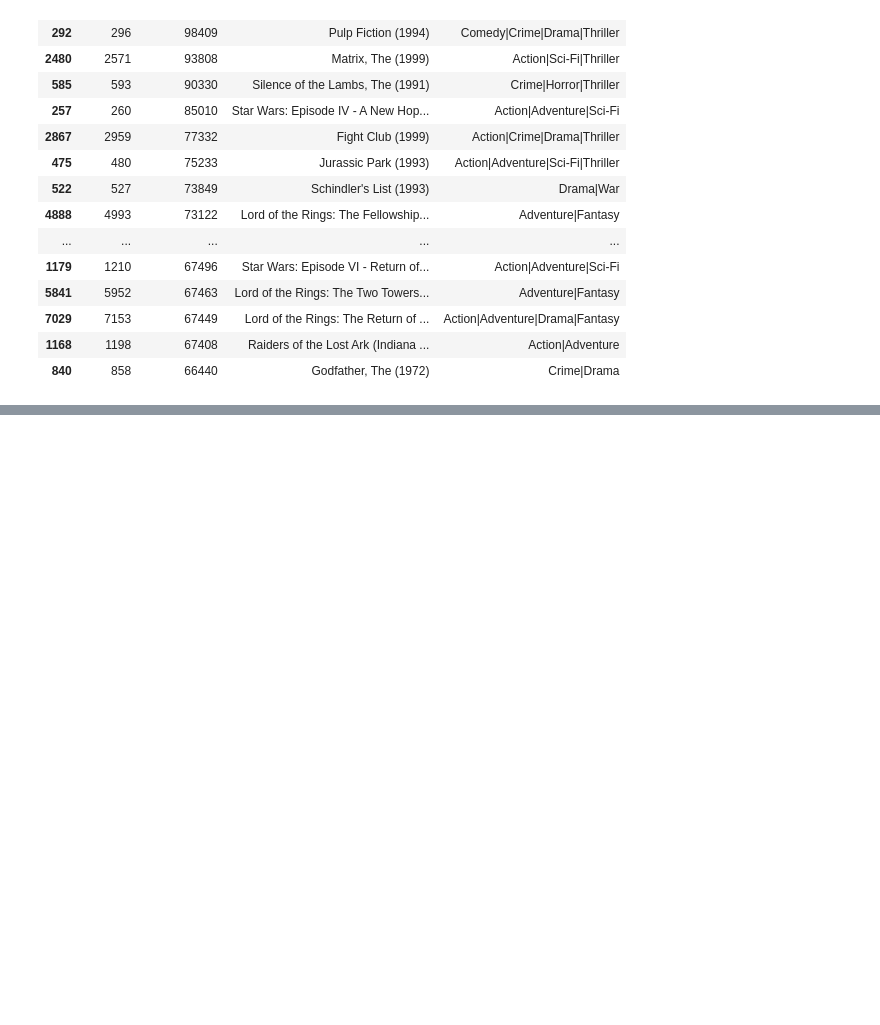
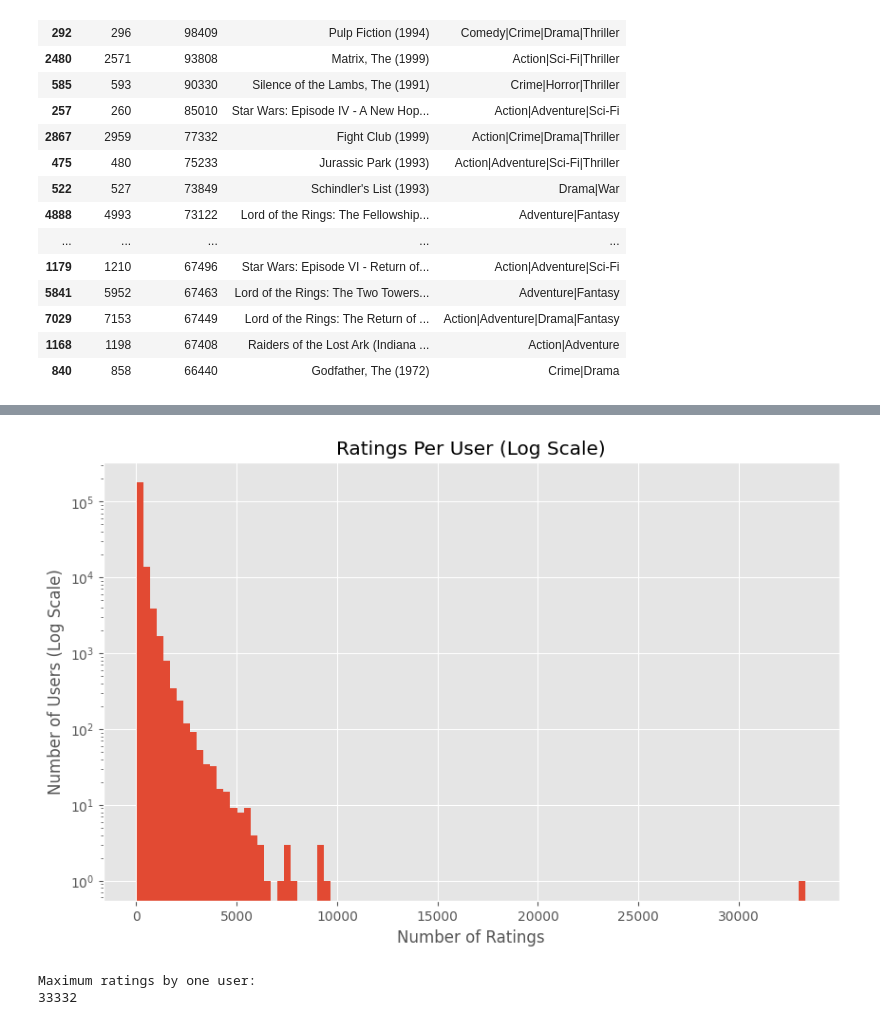
Before and after one commit to replyeshab/CineAI-AI-Based-Hybrid-Recommendation-System, a Jupyter notebook: movie_recommendation_system.ipynb, the cells around one changed output, grey strips where cells are left out. Saved outputs shown, nothing was run; the diff lists cells and outputs as text; code cells hidden in the pictures; blank space fills up the shorter version.

```diff
--- a/movie_recommendation_system.ipynb
+++ b/movie_recommendation_system.ipynb
@@ -258,0 +292,22 @@ top_movies.sort_values(
+# %%
+plt.figure(figsize=(10,6))
+
+plt.hist(
+    user_rating_counts,
+    bins=100,
+    log=True
+)
+
+plt.title("Ratings Per User (Log Scale)")
+plt.xlabel("Number of Ratings")
+plt.ylabel("Number of Users (Log Scale)")
+
+plt.show()
+# %% [output]
+[figure, added]
+# %%
+print("Maximum ratings by one user:")
+print(user_rating_counts.max())
+# %% [output]
+Maximum ratings by one user:
+33332
```
Also changed, not shown: parts of 11 cells of this notebook.
